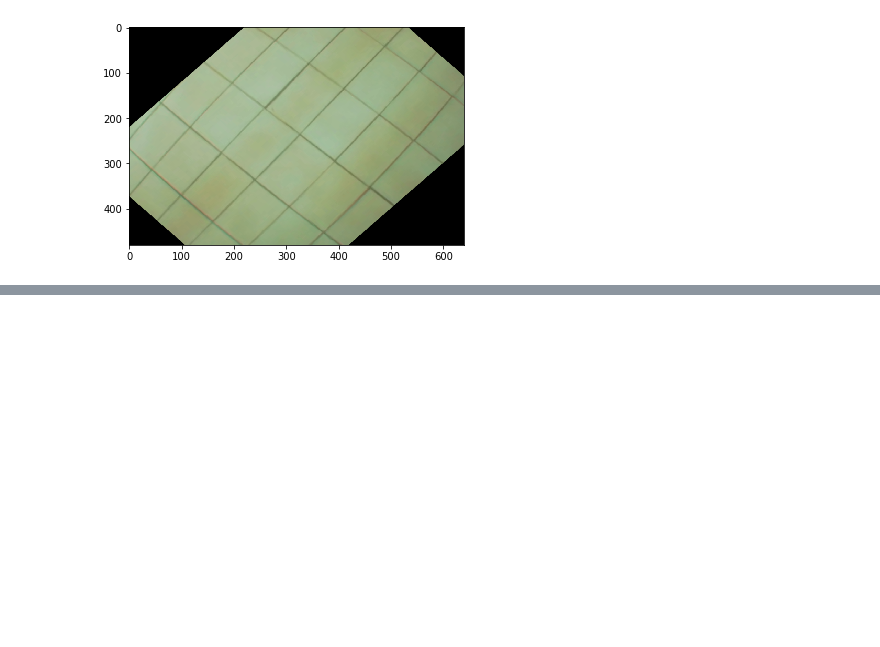
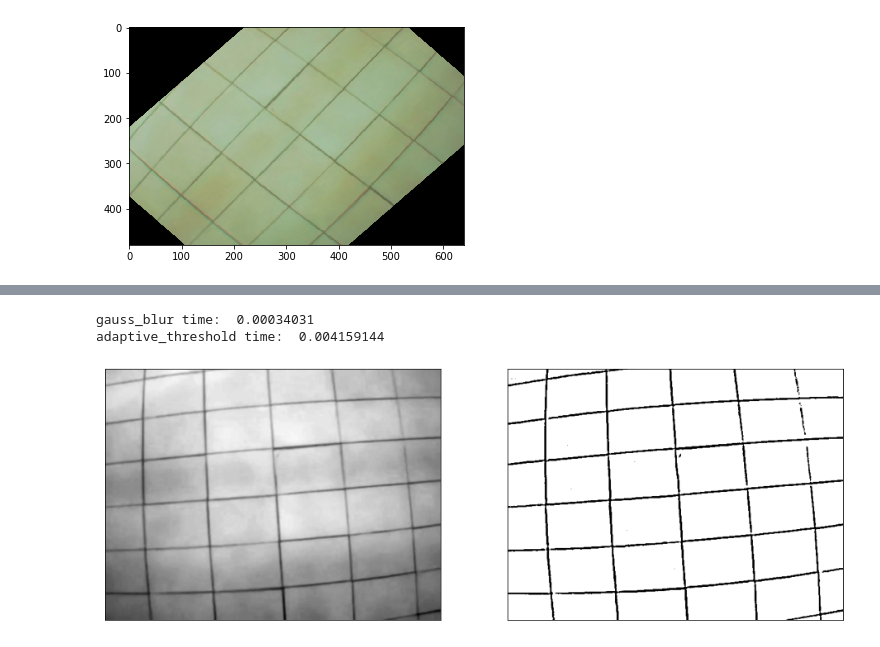
Before and after one commit to vladushked/tile_position, a Jupyter notebook: python/test.ipynb, the cells around one changed output, grey strips where cells are left out. Cells and saved outputs as stored; diff of their text form; code cells hidden in the pictures; blank space fills up the shorter version.

```diff
--- a/python/test.ipynb
+++ b/python/test.ipynb
@@ -62,0 +92,7 @@ def threshold(image):
+# %%
+def gauss_blur(image):
+    e1 = cv2.getTickCount()
+    blur = cv2.GaussianBlur(image,(5,5),0)
+    e2 = cv2.getTickCount()
+    print('gauss_blur time: ', (e2 - e1)/ cv2.getTickFrequency())
+    return blur
@@ -62,0 +106,17 @@ def threshold(image):
+# %%
+blur = gauss_blur(gray)
+th = adaptive_threshold(blur)
+
+
+images = [blur, th]
+
+fig = plt.figure(figsize=(16,12))
+
+for i in range(len(images)):
+    fig.add_subplot(1, len(images), i + 1)
+    plt.xticks([]),plt.yticks([])
+    plt.imshow(images[i],'gray')
+# %% [output]
+gauss_blur time:  0.00034031
+adaptive_threshold time:  0.004159144
+[figure, added]
```
Also changed, not shown: parts of 12 cells of this notebook.
